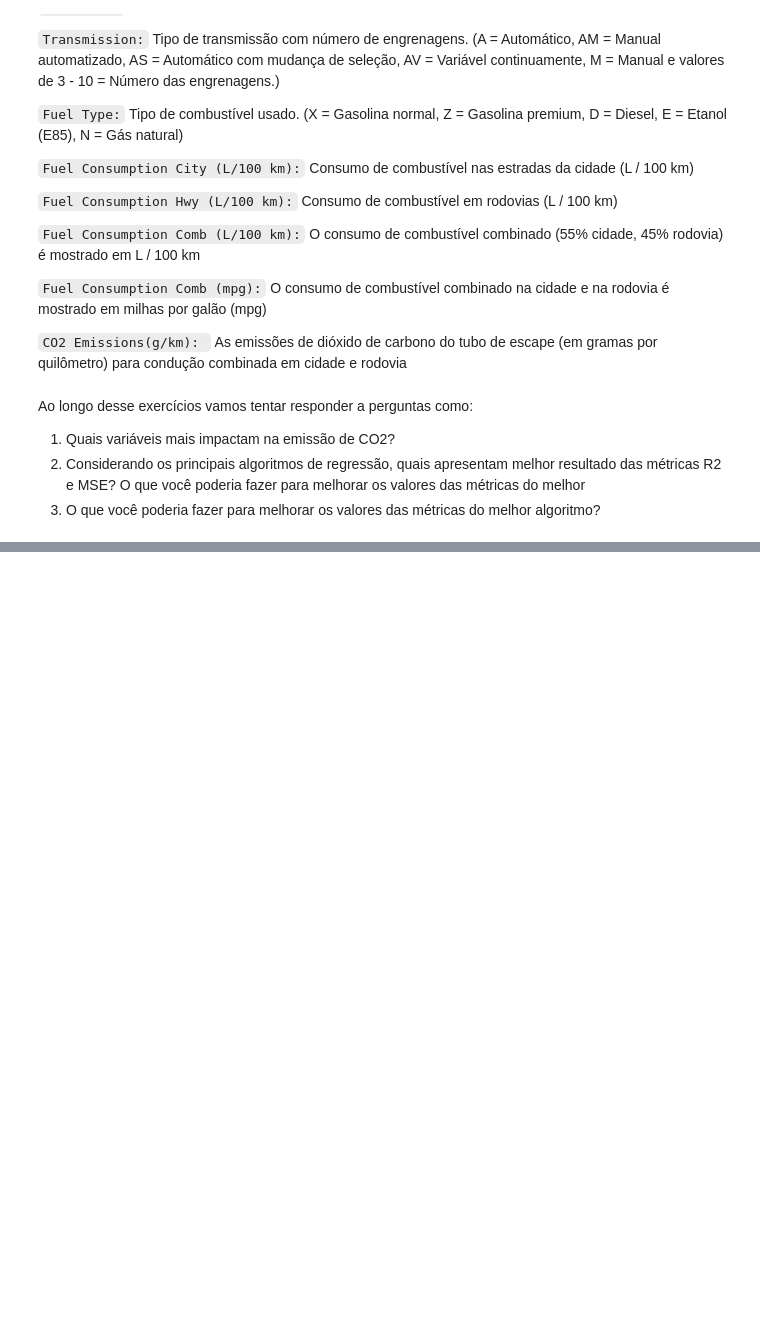
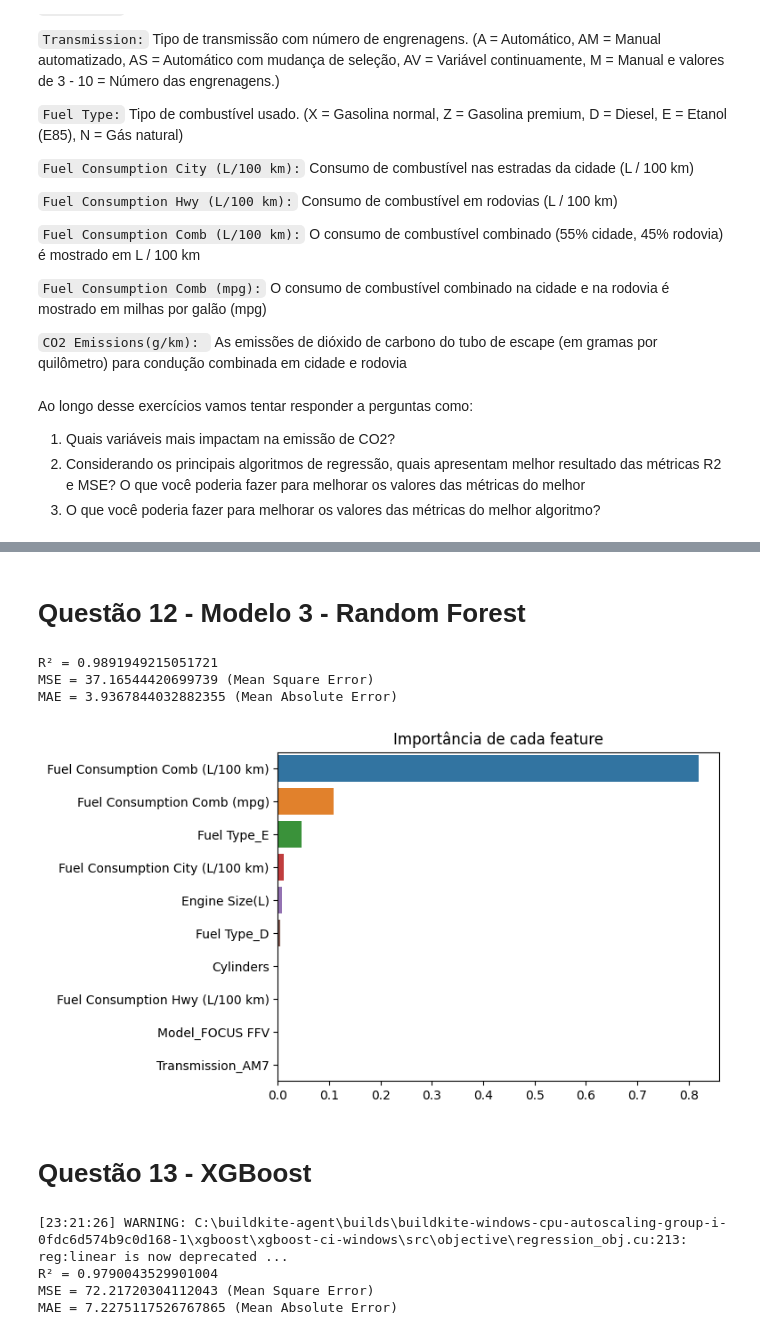
Before and after one commit to leokoki/Sirius, a Jupyter notebook: Aulas/3_Future Casting Prevendo o Futuro com Machine Learning e Estatística/4_Machine Learning II/S1D3/exercicio_regressao_alunes.ipynb, the cells around one changed output, grey strips where cells are left out. Saved outputs shown, nothing was run; the diff lists cells and outputs as text; code cells hidden in the pictures; blank space fills up the shorter version.

```diff
--- a/Aulas/3_Future Casting Prevendo o Futuro com Machine Learning e Estatística/4_Machine Learning II/S1D3/exercicio_regressao_alunes.ipynb
+++ b/Aulas/3_Future Casting Prevendo o Futuro com Machine Learning e Estatística/4_Machine Learning II/S1D3/exercicio_regressao_alunes.ipynb
@@ -103,0 +216,30 @@ def feature_importance(modelo):
+# %% [markdown]
+# Questão 12 - Modelo 3 - Random Forest
+# %%
+from sklearn.ensemble import RandomForestRegressor
+modeloRFR = RandomForestRegressor(max_depth=5, random_state=0)
+modeloRFR.fit(X_train, y_train)
+y_prev = modeloRFR.predict(X_test)
+evaluate_r2_mse_mae(y_prev,y_test)
+# %% [output]
+R² = 0.9891949215051721
+MSE = 37.16544420699739 (Mean Square Error)
+MAE = 3.9367844032882355 (Mean Absolute Error)
+# %%
+feature_importance(modeloRFR,df_t)
+# %% [output]
+[figure, added]
+# %% [markdown]
+# Questão 13 - XGBoost
+# %%
+import xgboost as xg
+modeloXGB = xg.XGBRegressor(objective ='reg:linear',
+                  n_estimators = 10, seed = 123)
+modeloXGB.fit(X_train, y_train)
+y_prev = modeloXGB.predict(X_test)
+evaluate_r2_mse_mae(y_prev,y_test)
+# %% [output]
+[23:21:26] WARNING: C:\buildkite-agent\builds\buildkite-windows-cpu-autoscaling-group-i-0fdc6d574b9c0d168-1\xgboost\xgboost-ci-windows\src\objective\regression_obj.cu:213: reg:linear is now deprecated ...
+R² = 0.9790043529901004
+MSE = 72.21720304112043 (Mean Square Error)
+MAE = 7.2275117526767865 (Mean Absolute Error)
```
Also changed, not shown: parts of 49 cells of this notebook, 3 other files.
